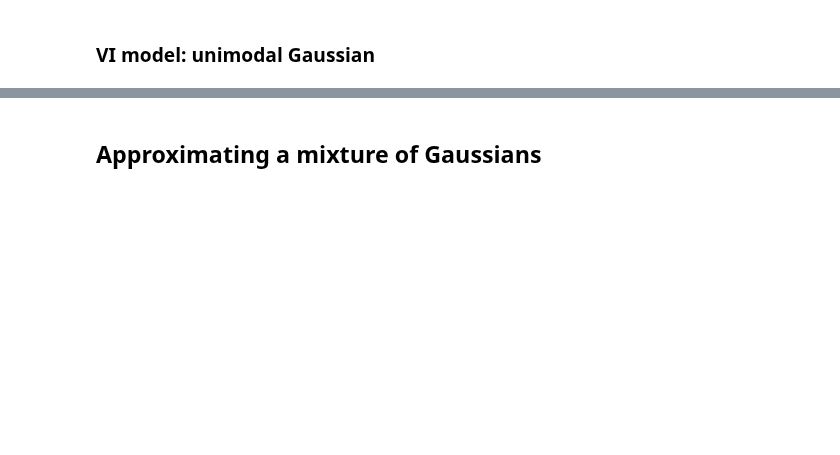
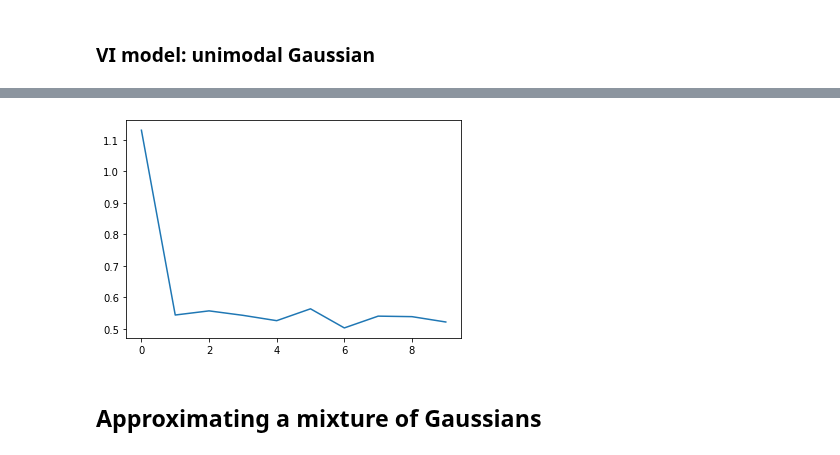
Before and after one commit to nkotelevskii/vi_mcmc_workaround, a Jupyter notebook: notebooks/simple_VI_with_GMM.ipynb, the cells around one changed output, grey strips where cells are left out. Cells and saved outputs as stored; diff of their text form; code cells hidden in the pictures; blank space fills up the shorter version.

```diff
--- a/notebooks/simple_VI_with_GMM.ipynb
+++ b/notebooks/simple_VI_with_GMM.ipynb
@@ -225,3 +225,8 @@ plt.legend();
+# %%
+plt.plot(KLdiv)
+plt.show()
+# %% [output]
+[figure, added]
 # %% [markdown]
 ## Approximating a mixture of Gaussians
 # %%
```
Also changed, not shown: parts of 16 cells of this notebook, 24 other files.
